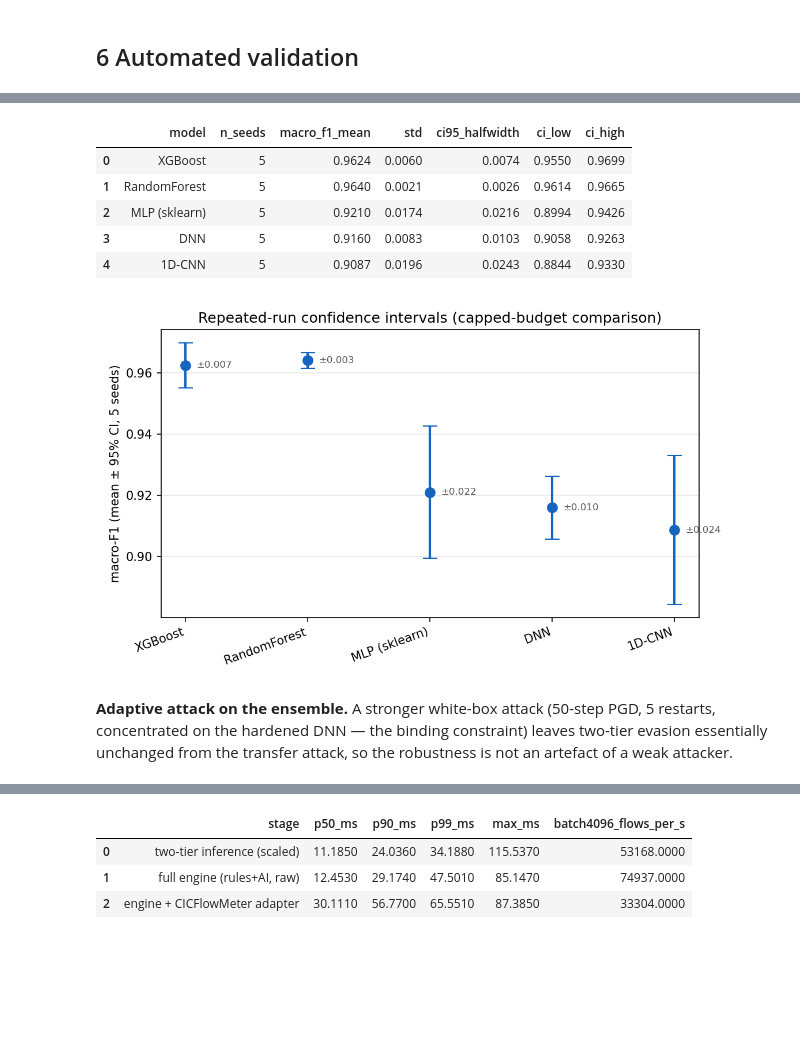
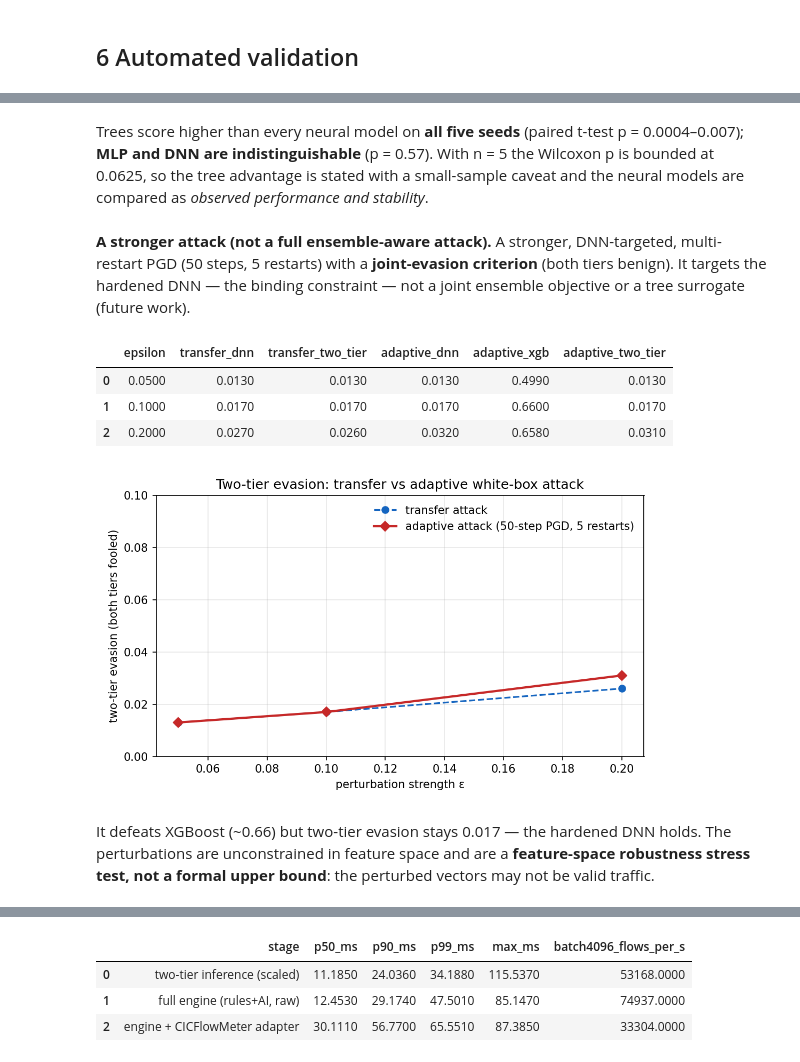
Before and after one commit to Shruck-zhang/adversarial-robust-nids, a Jupyter notebook: notebooks/technical_walkthrough.ipynb, the cells around one changed output, grey strips where cells are left out. Cells and saved outputs as stored; diff of their text form; code cells hidden in the pictures; blank space fills up the shorter version.

```diff
--- a/notebooks/technical_walkthrough.ipynb
+++ b/notebooks/technical_walkthrough.ipynb
@@ -16,16 +9,15 @@ below is regenerated from the committed results in `results/`.
 # %%
 import os
-if os.path.basename(os.getcwd()) == "notebooks":
-    os.chdir("..")                       # run from the repo root
+if os.path.basename(os.getcwd()) == "notebooks": os.chdir("..")
 import pandas as pd, glob, json
 from IPython.display import Image, display, Markdown
 pd.set_option("display.float_format", lambda v: f"{v:.4f}")
 TAB, FIG = "results/tables", "results/figures"
-def show(fig, w=760): display(Image(os.path.join(FIG, fig), width=w))
+def show(f, w=760): display(Image(os.path.join(FIG, f), width=w))
 def table(csv, cols=None, sort=None, asc=False, index_col=None):
-    df = pd.read_csv(os.path.join(TAB, csv), index_col=index_col)
-    if sort: df = df.sort_values(sort, ascending=asc)
-    return (df[cols] if cols else df).reset_index(drop=(index_col is None))
+    d = pd.read_csv(os.path.join(TAB, csv), index_col=index_col)
+    if sort: d = d.sort_values(sort, ascending=asc)
+    return (d[cols] if cols else d).reset_index(drop=(index_col is None))
 print("ready")
 # %% [output]
 ready
@@ -180,16 +167,22 @@ statistically supported.
+# %% [markdown]
+Trees score higher than every neural model on **all five seeds** (paired t-test
+p = 0.0004–0.007); **MLP and DNN are indistinguishable** (p = 0.57). With n = 5 the Wilcoxon
+p is bounded at 0.0625, so the tree advantage is stated with a small-sample caveat and the
+neural models are compared as *observed performance and stability*.
+# %% [markdown]
+**A stronger attack (not a full ensemble-aware attack).** A stronger, DNN-targeted,
+multi-restart PGD (50 steps, 5 restarts) with a **joint-evasion criterion** (both tiers
+benign). It targets the hardened DNN — the binding constraint — not a joint ensemble
+objective or a tree surrogate (future work).
 # %%
-display(table("multiseed_ci.csv"))
-show("multiseed_ci.png", w=640)
+display(table("adaptive_ensemble_attack.csv")); show("adaptive_ensemble.png", w=560)
 # %% [output]
-|  | model | n_seeds | macro_f1_mean | std | ci95_halfwidth | ci_low | ci_high |
-| 0 | XGBoost | 5 | 0.9624 | 0.0060 | 0.0074 | 0.9550 | 0.9699 |
-| 1 | RandomForest | 5 | 0.9640 | 0.0021 | 0.0026 | 0.9614 | 0.9665 |
-| 2 | MLP (sklearn) | 5 | 0.9210 | 0.0174 | 0.0216 | 0.8994 | 0.9426 |
-| 3 | DNN | 5 | 0.9160 | 0.0083 | 0.0103 | 0.9058 | 0.9263 |
-| 4 | 1D-CNN | 5 | 0.9087 | 0.0196 | 0.0243 | 0.8844 | 0.9330 |
+|  | epsilon | transfer_dnn | transfer_two_tier | adaptive_dnn | adaptive_xgb | adaptive_two_tier |
+| 0 | 0.0500 | 0.0130 | 0.0130 | 0.0130 | 0.4990 | 0.0130 |
+| 1 | 0.1000 | 0.0170 | 0.0170 | 0.0170 | 0.6600 | 0.0170 |
+| 2 | 0.2000 | 0.0270 | 0.0260 | 0.0320 | 0.6580 | 0.0310 |
-[figure, old version]
+[figure, new version]
-# %% [markdown]
-**Adaptive attack on the ensemble.** A stronger white-box attack (50-step PGD, 5
-restarts, concentrated on the hardened DNN — the binding constraint) leaves two-tier
-evasion essentially unchanged from the transfer attack, so the robustness is not an
-artefact of a weak attacker.
+# %% [markdown]
+It defeats XGBoost (~0.66) but two-tier evasion stays 0.017 — the hardened DNN holds.
+The perturbations are unconstrained in feature space and are a **feature-space robustness
+stress test, not a formal upper bound**: the perturbed vectors may not be valid traffic.
```
Also changed, not shown: parts of 23 cells of this notebook, 8 other files.
